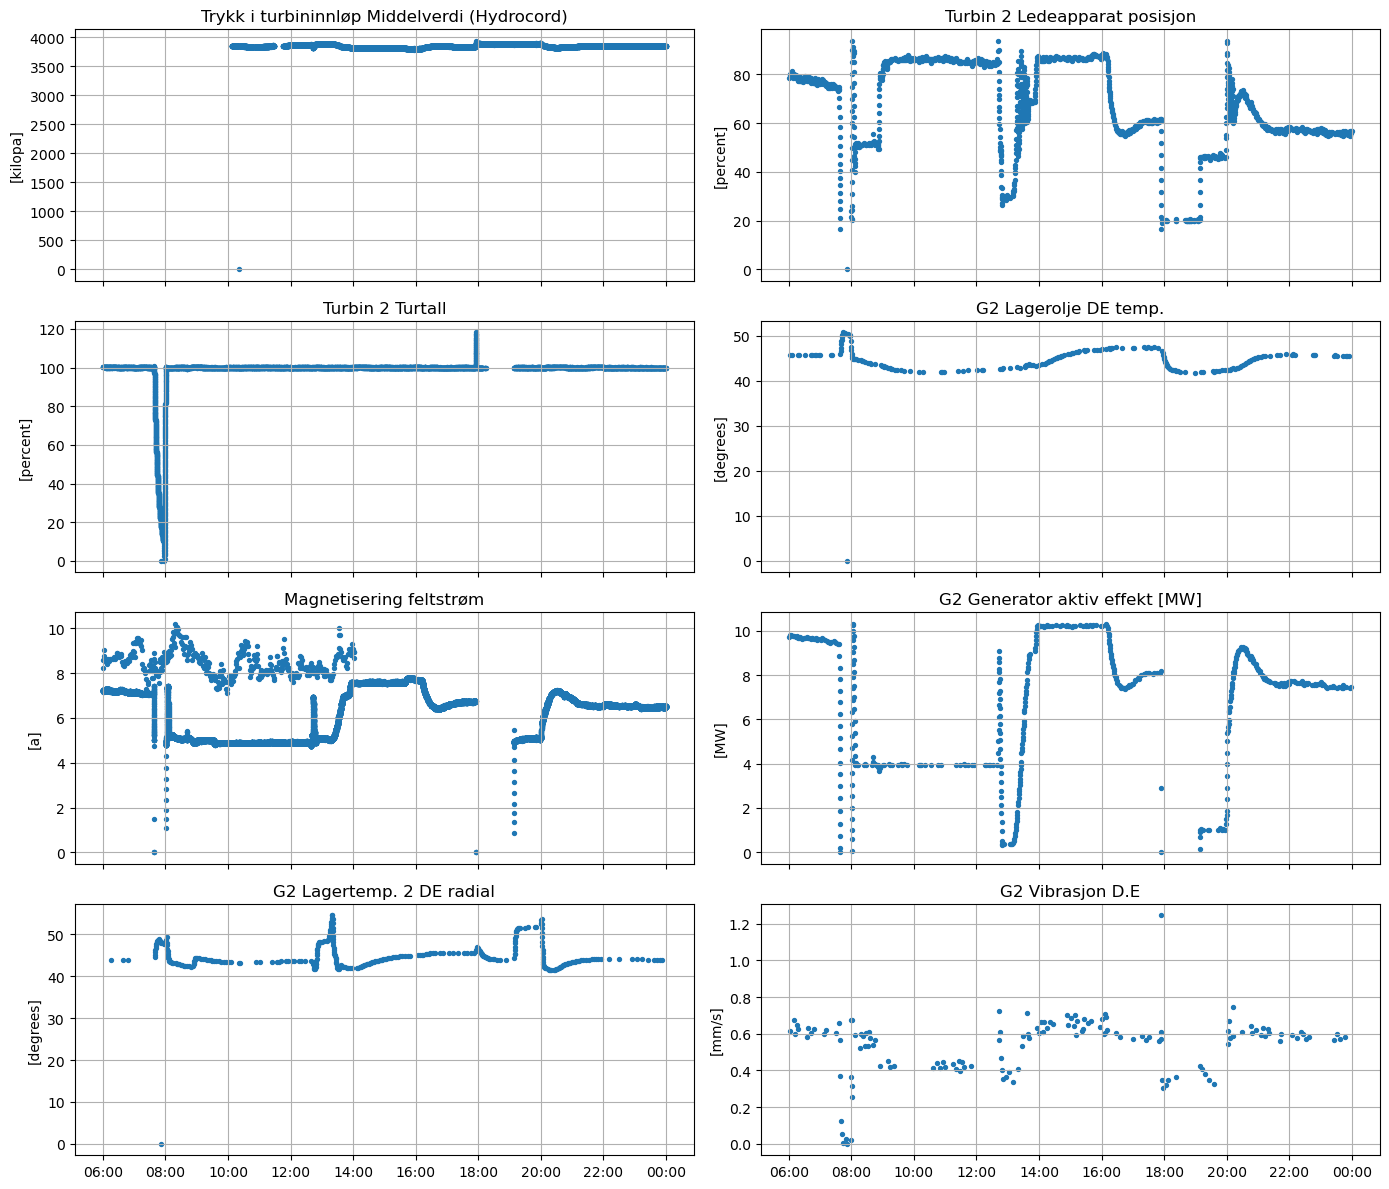
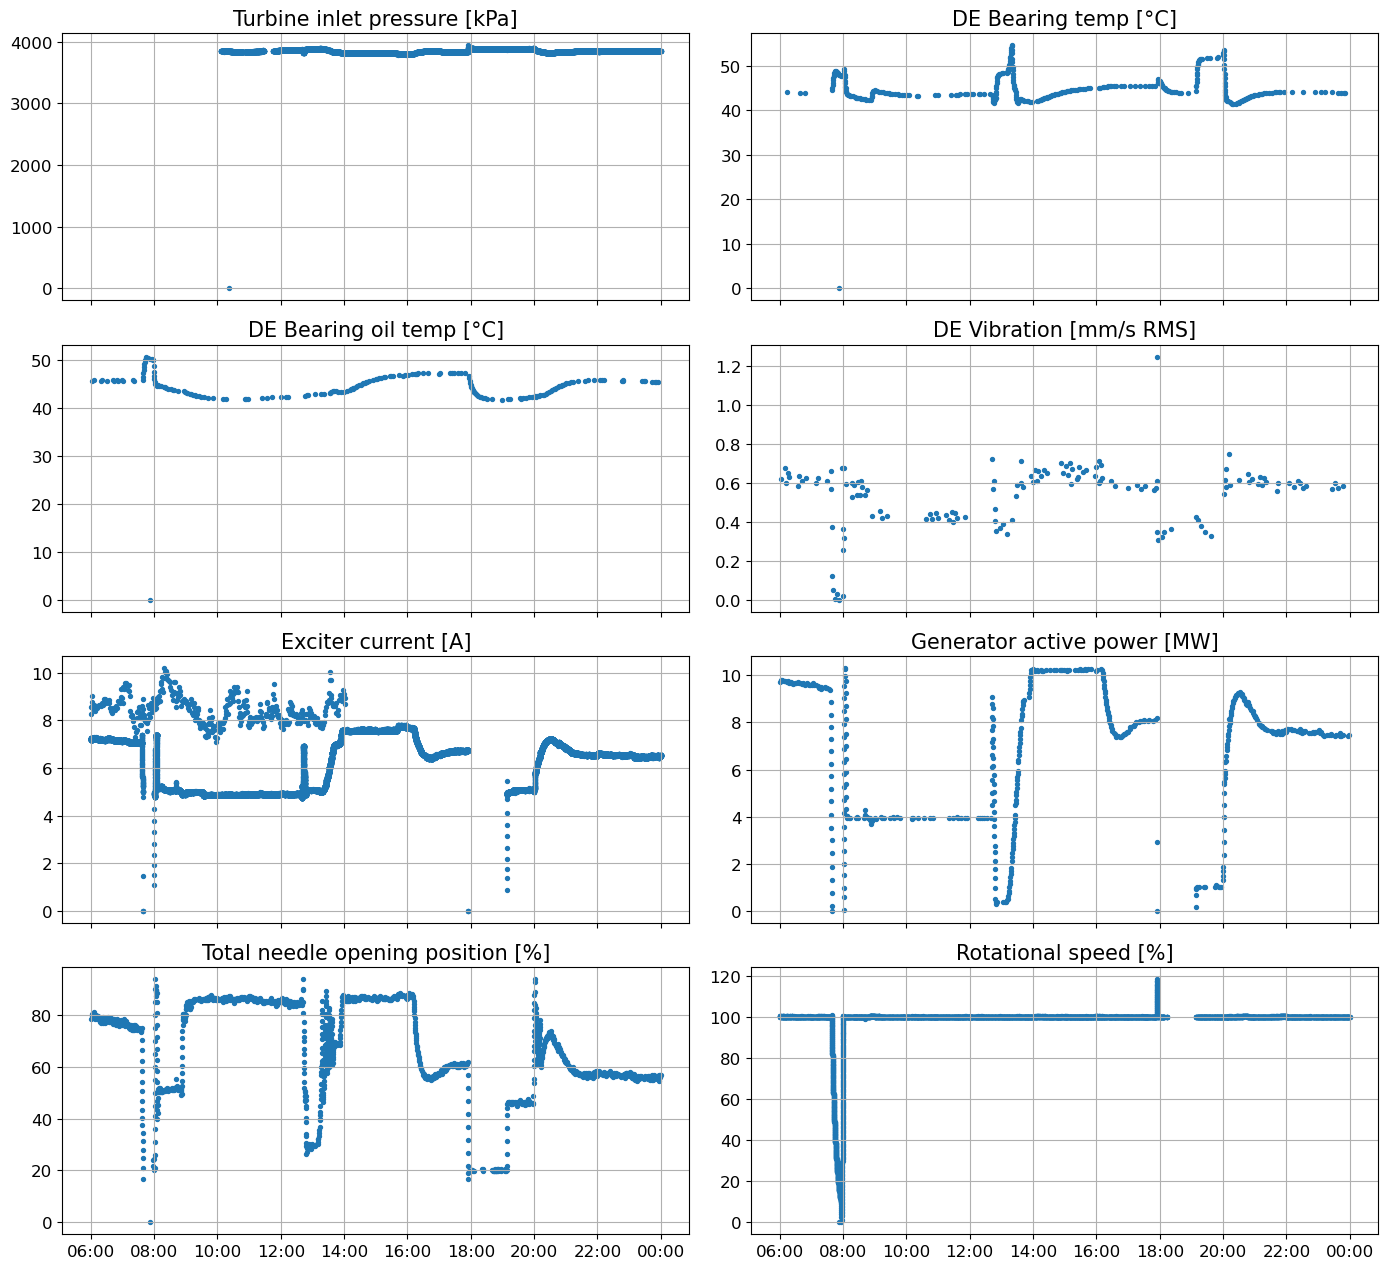
Unified diff of the notebook cell whose output changed from the first chart to the second:
--- before
+++ after
@@ -5,5 +5,11 @@
 n_rows = math.ceil(len(dfs_raw) / n_cols)
 
-fig, axes = plt.subplots(n_rows, n_cols, figsize=(14, 3*n_rows), sharex=True)
+fig, axes = plt.subplots(
+    n_rows,
+    n_cols,
+    figsize=(14, 3.2 * n_rows),
+    sharex=True
+)
+
 axes = axes.flatten()
 
@@ -13,9 +19,13 @@
     ]
 
-    unit = "Value" if pd.isna(row["unit"]) else str(row["unit"]).split(":")[-1]
+    name = row["name"]
+    unit = row["unit"]
+
+    title = f"{name} [{unit}]" if pd.notna(unit) else name
 
     ax.scatter(df_plot["Datetime"], df_plot["signal"], s=8)
-    ax.set_title(row["name"])
-    ax.set_ylabel(f"[{unit}]" if unit != "Value" else "Value")
+    ax.set_title(title, fontsize=15)
+    ax.set_ylabel("")
+    ax.tick_params(axis="both", labelsize=12)
     ax.grid(True)
     ax.xaxis.set_major_formatter(mdates.DateFormatter("%H:%M"))

Commit: restructure, new files